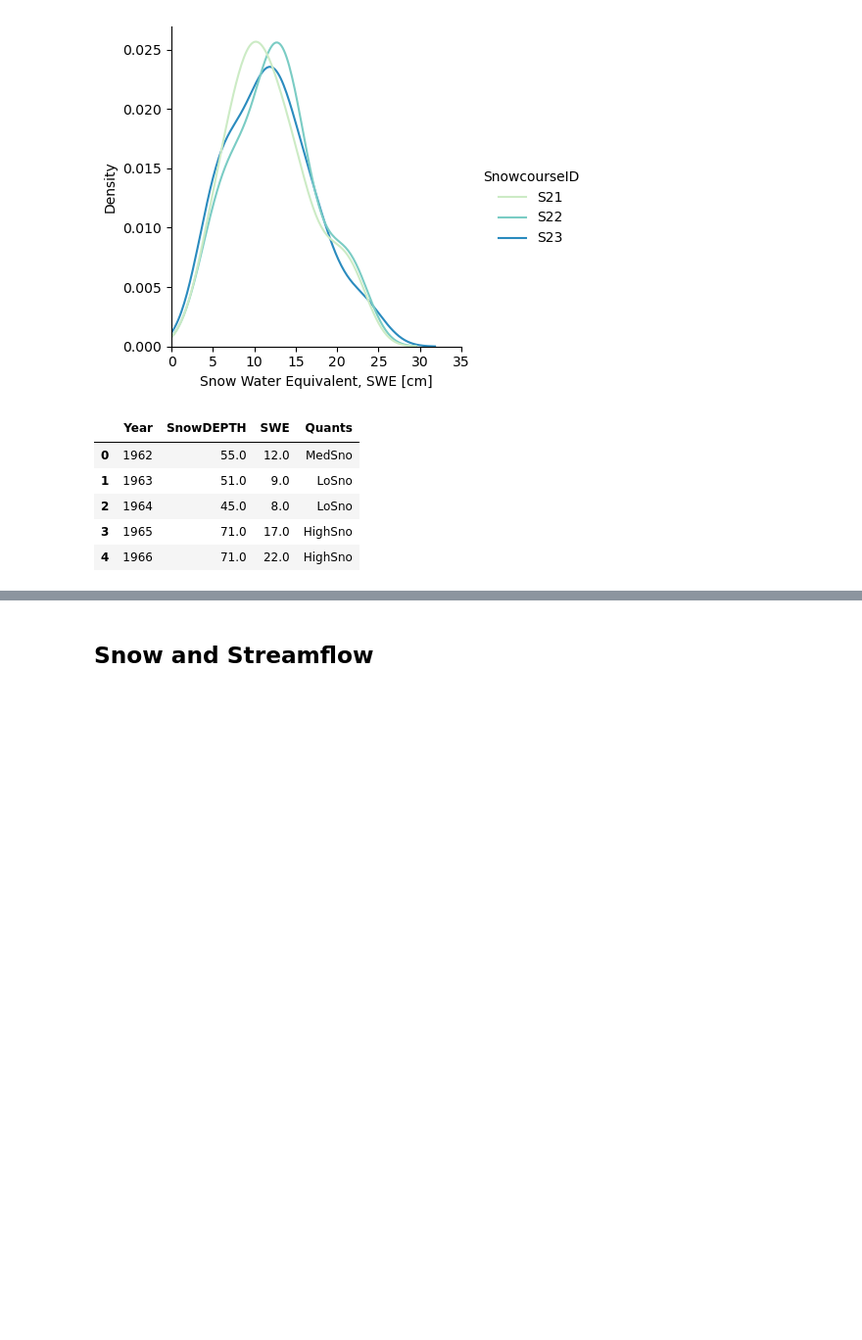
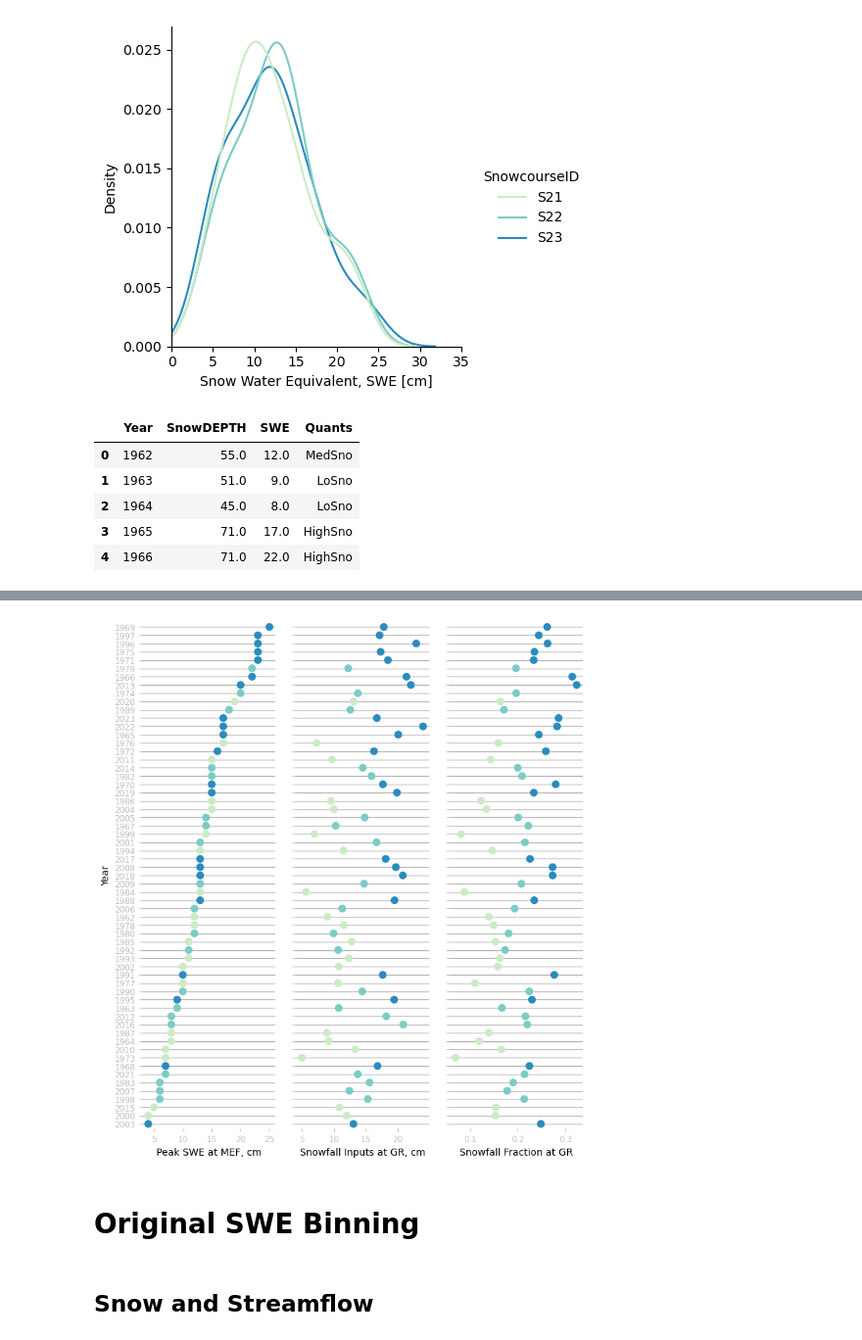
Before and after one commit to mwdjones/mef-snowhydro, a Jupyter notebook: Data and Codes/02_historicalsoilmoistanalysis.ipynb, the cells around one changed output, grey strips where cells are left out. Shown at 98% size. Saved outputs shown, nothing was run; the diff lists cells and outputs as text; code cells hidden in the pictures; blank space fills up the shorter version.

```diff
--- a/Data and Codes/02_historicalsoilmoistanalysis.ipynb
+++ b/Data and Codes/02_historicalsoilmoistanalysis.ipynb
@@ -166,0 +196,4 @@ Text(0, 0.5, 'Peak annual SWE, [cm]')
+# %%
+#Separate out the precipitation that is snow from the precipitation that is rain
+#Snow is double counted in the snow and precip columns -- assume precip on days when there is also a snow value are SWE
+gr_snow['Snowfall_SWE_in'] = np.where(gr_snow.Snowfall_in > 0, gr_snow.Precip_in, 0)
@@ -166,0 +228,7 @@ Text(0, 0.5, 'Peak annual SWE, [cm]')
+# %%
+#Calculate snowfall fraction
+gr_snow_annual['SnowFraction'] = gr_snow_annual.Snowfall_SWE_in/gr_snow_annual.Precip_in
+
+#Bin by total annual snow inputs
+gr_snow_annual['Fraction_Quants'] = pd.qcut(gr_snow_annual.SnowFraction, 3, labels = ['LoSno', 'MedSno', 'HighSno'])
+gr_snow_annual.head()
@@ -166,0 +244,4 @@ Text(0, 0.5, 'Peak annual SWE, [cm]')
+# %%
+#merge with original bins
+binning_data = pd.merge(gr_snow_annual, snowHist_S2_grouped_all, on = ['Year'])
+binning_data
@@ -167,3 +262,42 @@ Text(0, 0.5, 'Peak annual SWE, [cm]')
+# %%
+#Plot binning variation
+#Cast years as string for plotting
+binning_data['Year'] = [str(y) for y in binning_data.Year]
+
+#Convert Snowfall to cm
+binning_data['Snowfall_cm'] = 2.54*binning_data.Snowfall_SWE_in
+
+# Make the PairGrid
+g = sns.PairGrid(binning_data.sort_values('SWE', ascending = False),
+                 x_vars = binning_data[['SWE', 'Snowfall_cm', 'SnowFraction']], y_vars = ["Year"],
+                 height=8, aspect=.3,
+                 hue = 'Fraction_Quants',
+                 palette = 'GnBu')
+
+# Draw a dot plot using the stripplot function
+g.map(sns.stripplot, size=8, orient="h", jitter=False,
+      linewidth=1, edgecolor = None)
+
+# Use semantically meaningful titles for the columns
+titles = ["Peak SWE at MEF, cm", "Snowfall Inputs at GR, cm", "Snowfall Fraction at GR"]
+
+for ax, title in zip(g.axes.flat, titles):
+
+    # Set a different title for each axes
+    ax.set_xlabel(title)
+
+    # Make the grid horizontal instead of vertical
+    ax.xaxis.grid(False)
+    ax.yaxis.grid(True)
+
+g.tick_params(labelsize = 'small', labelcolor = 'silver', color = 'silver')
+sns.despine(left=True, bottom=True)
+
+plt.savefig('../Figures/HistoricalFigs/binning_comparison_fractionshading.pdf', bbox_inches = 'tight')
+# %% [output]
+[figure, added]
+# %% [markdown]
+# Original SWE Binning
 # %% [markdown]
 ## Snow and Streamflow
 # %%
```
Also changed, not shown: parts of 36 cells of this notebook, 19 other files.
